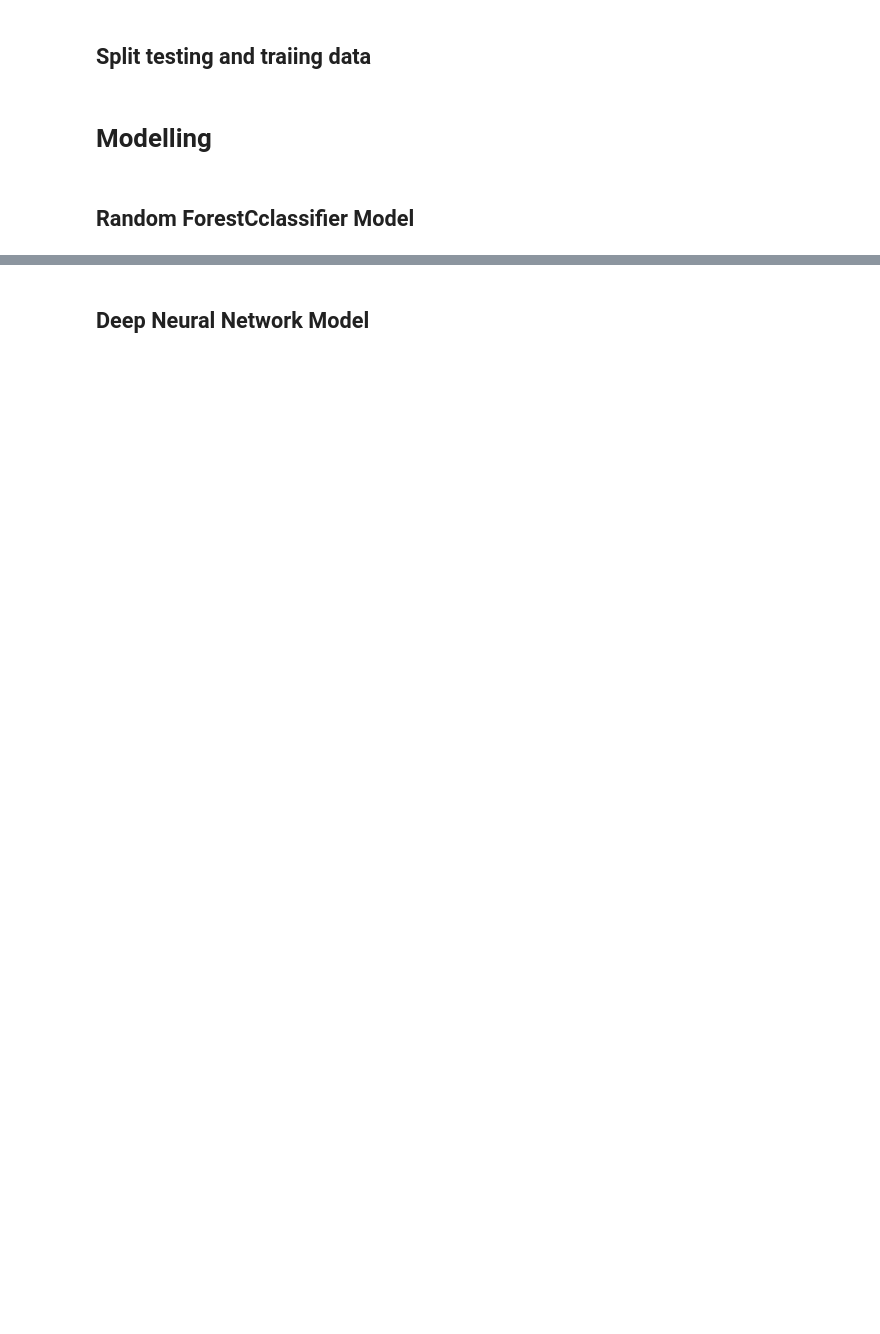
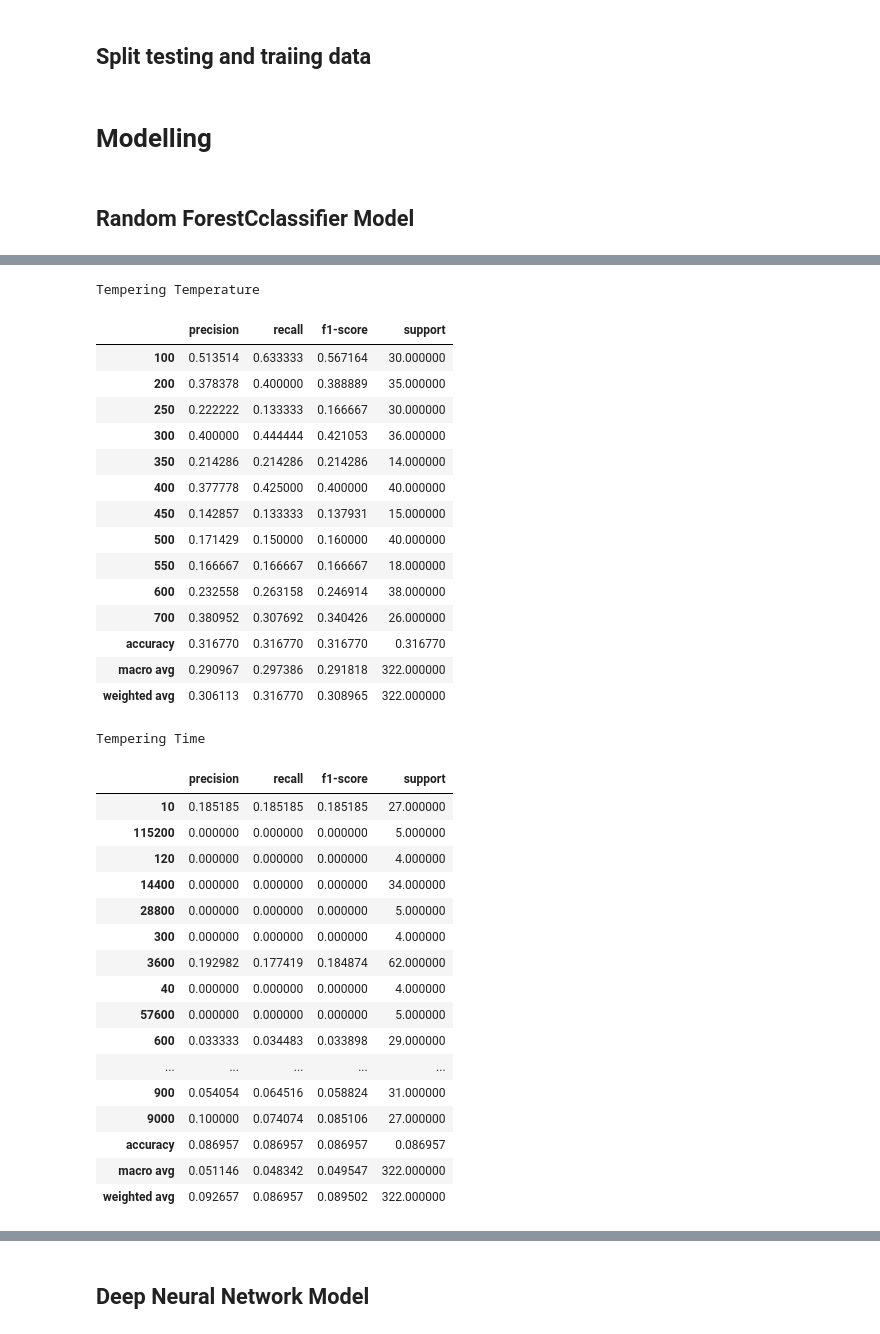
Before and after one commit to Nate-Sheibley/Mild-Steel-Tempering, a Jupyter notebook: Mild_Steel_Tempering-main.ipynb, the cells around one changed output, grey strips where cells are left out. Cells and saved outputs as stored; diff of their text form; code cells hidden in the pictures; blank space fills up the shorter version.

```diff
--- a/Mild_Steel_Tempering-main.ipynb
+++ b/Mild_Steel_Tempering-main.ipynb
@@ -1561,7 +1536,7 @@ shape: (9, 13)
 y = pl.read_csv(f"{resources_path}/y.csv", schema=pl.Schema({"tempering_time_s_proc":pl.String,
                                                              "tempering_temperature_C_proc":pl.String}))
 # %%
-X_train, X_test, y_train, y_test = train_test_split(df_pca.to_numpy(), y.to_numpy(), random_state=random_state)
+X_train, X_test, y_train, y_test = train_test_split(df_pca.to_numpy(), y.to_numpy(), random_state=random_state, stratify=y)
 # %% [markdown]
 # Modelling
 # %% [markdown]
@@ -1581,0 +1576,10 @@ y_pred = rf_classifier.predict(X_test)
+# %%
+labels = []
+target_prefixes = ["ttime_", "ttemp_"]
+target_units = ['_min', '_C']
+
+for i in range(y_test.shape[1]):
+    prefixed = list(map(lambda x: f"{target_prefixes[i]}{x}{target_units[i]}", rf_classifier.classes_[i]))
+    labels.append(prefixed)
+
+labels
@@ -1582,4 +1604,5 @@ y_pred = rf_classifier.predict(X_test)
 # %%
-from sklearn.metrics import classification_report
+classification_reports = []
 for i in range(y_test.shape[1]):
-    print(classification_report(y_test[:, i], y_pred[:, i]))
+    cr = classification_report(y_test[:, i], y_pred[:, i],  output_dict=True)#target_names=labels[i],)
+    classification_reports.append(cr)
@@ -1603,0 +1609,55 @@ weighted avg       0.35      0.36      0.35       322
+# %%
+# polars does not parse the dicts correctly
+cr_rf_ttemp = pd.DataFrame(classification_reports[1]).transpose()
+cr_rf_ttime = pd.DataFrame(classification_reports[0]).transpose()
+
+pl_cr_rf_ttemp = pl.DataFrame(cr_rf_ttemp.reset_index())\
+    .filter(pl.col('index').str.contains('avg|acc').not_())\
+        .with_columns(pl.col('index').cast(pl.Int32))\
+    .sort('index', descending=False)
+pl_cr_rf_ttime = pl.DataFrame(cr_rf_ttime.reset_index())\
+    .filter(pl.col('index').str.contains('avg|acc').not_())\
+    .with_columns(pl.col('index').cast(pl.Int32))\
+    .sort('index', descending=False)
+
+# display 2 DF inline https://softhints.com/display-two-pandas-dataframes-side-by-side-jupyter-notebook/
+cr_rf_ttemp_styler = cr_rf_ttemp.style.set_table_attributes("style='display:inline'").set_caption('Tempering Temperature')
+cr_rf_ttime_styler = cr_rf_ttime.style.set_table_attributes("style='display:inline'").set_caption('Tempering Time')
+
+space = "\xa0" * 10
+display_html(cr_rf_ttemp_styler._repr_html_() + space + cr_rf_ttime_styler._repr_html_(), raw=True)
+# %% [output]
+Tempering Temperature
+|  | precision | recall | f1-score | support |
+| 100 | 0.513514 | 0.633333 | 0.567164 | 30.000000 |
+| 200 | 0.378378 | 0.400000 | 0.388889 | 35.000000 |
+| 250 | 0.222222 | 0.133333 | 0.166667 | 30.000000 |
+| 300 | 0.400000 | 0.444444 | 0.421053 | 36.000000 |
+| 350 | 0.214286 | 0.214286 | 0.214286 | 14.000000 |
+| 400 | 0.377778 | 0.425000 | 0.400000 | 40.000000 |
+| 450 | 0.142857 | 0.133333 | 0.137931 | 15.000000 |
+| 500 | 0.171429 | 0.150000 | 0.160000 | 40.000000 |
+| 550 | 0.166667 | 0.166667 | 0.166667 | 18.000000 |
+| 600 | 0.232558 | 0.263158 | 0.246914 | 38.000000 |
+| 700 | 0.380952 | 0.307692 | 0.340426 | 26.000000 |
+| accuracy | 0.316770 | 0.316770 | 0.316770 | 0.316770 |
+| macro avg | 0.290967 | 0.297386 | 0.291818 | 322.000000 |
+| weighted avg | 0.306113 | 0.316770 | 0.308965 | 322.000000 |
+Tempering Time
+|  | precision | recall | f1-score | support |
+| 10 | 0.185185 | 0.185185 | 0.185185 | 27.000000 |
+| 115200 | 0.000000 | 0.000000 | 0.000000 | 5.000000 |
+| 120 | 0.000000 | 0.000000 | 0.000000 | 4.000000 |
+| 14400 | 0.000000 | 0.000000 | 0.000000 | 34.000000 |
+| 28800 | 0.000000 | 0.000000 | 0.000000 | 5.000000 |
+| 300 | 0.000000 | 0.000000 | 0.000000 | 4.000000 |
+| 3600 | 0.192982 | 0.177419 | 0.184874 | 62.000000 |
+| 40 | 0.000000 | 0.000000 | 0.000000 | 4.000000 |
+| 57600 | 0.000000 | 0.000000 | 0.000000 | 5.000000 |
+| 600 | 0.033333 | 0.034483 | 0.033898 | 29.000000 |
+| ... | ... | ... | ... | ... |
+| 900 | 0.054054 | 0.064516 | 0.058824 | 31.000000 |
+| 9000 | 0.100000 | 0.074074 | 0.085106 | 27.000000 |
+| accuracy | 0.086957 | 0.086957 | 0.086957 | 0.086957 |
+| macro avg | 0.051146 | 0.048342 | 0.049547 | 322.000000 |
+| weighted avg | 0.092657 | 0.086957 | 0.089502 | 322.000000 |
```
Also changed, not shown: parts of 34 cells of this notebook.
